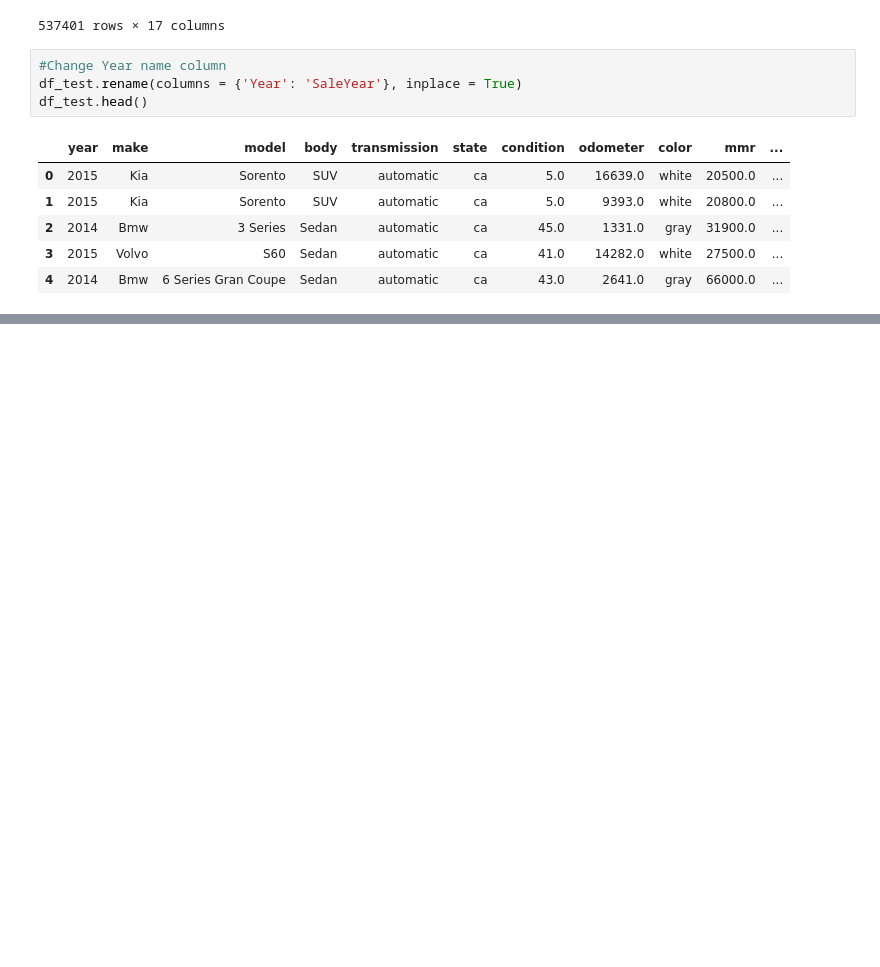
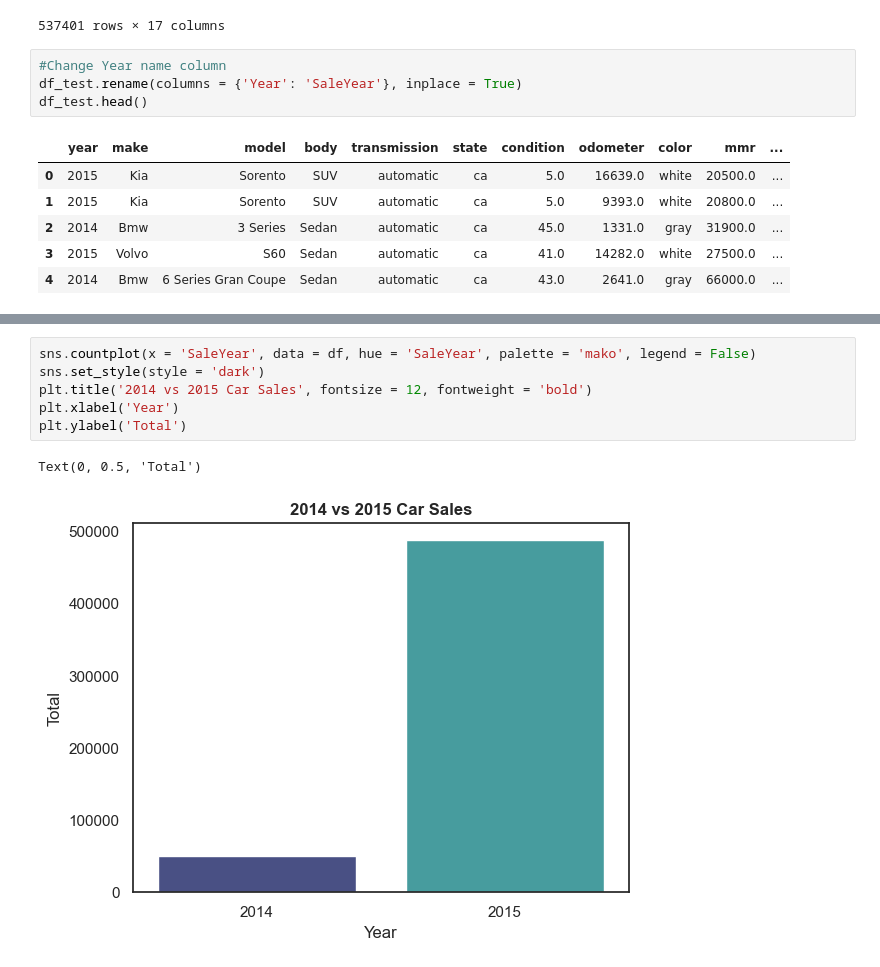
Before and after one commit to Rifqy31/car-sales-analysis, a Jupyter notebook: CarSales.ipynb, the cells around one changed output, grey strips where cells are left out. Saved outputs shown, nothing was run; the diff lists cells and outputs as text; blank space fills up the shorter version.

```diff
--- a/CarSales.ipynb
+++ b/CarSales.ipynb
@@ -668,0 +778,9 @@ df_test.head()
+# %%
+sns.countplot(x = 'SaleYear', data = df, hue = 'SaleYear', palette = 'mako', legend = False)
+sns.set_style(style = 'dark')
+plt.title('2014 vs 2015 Car Sales', fontsize = 12, fontweight = 'bold')
+plt.xlabel('Year')
+plt.ylabel('Total')
+# %% [output]
+Text(0, 0.5, 'Total')
+[figure, added]
```
Also changed, not shown: parts of 28 cells of this notebook.
